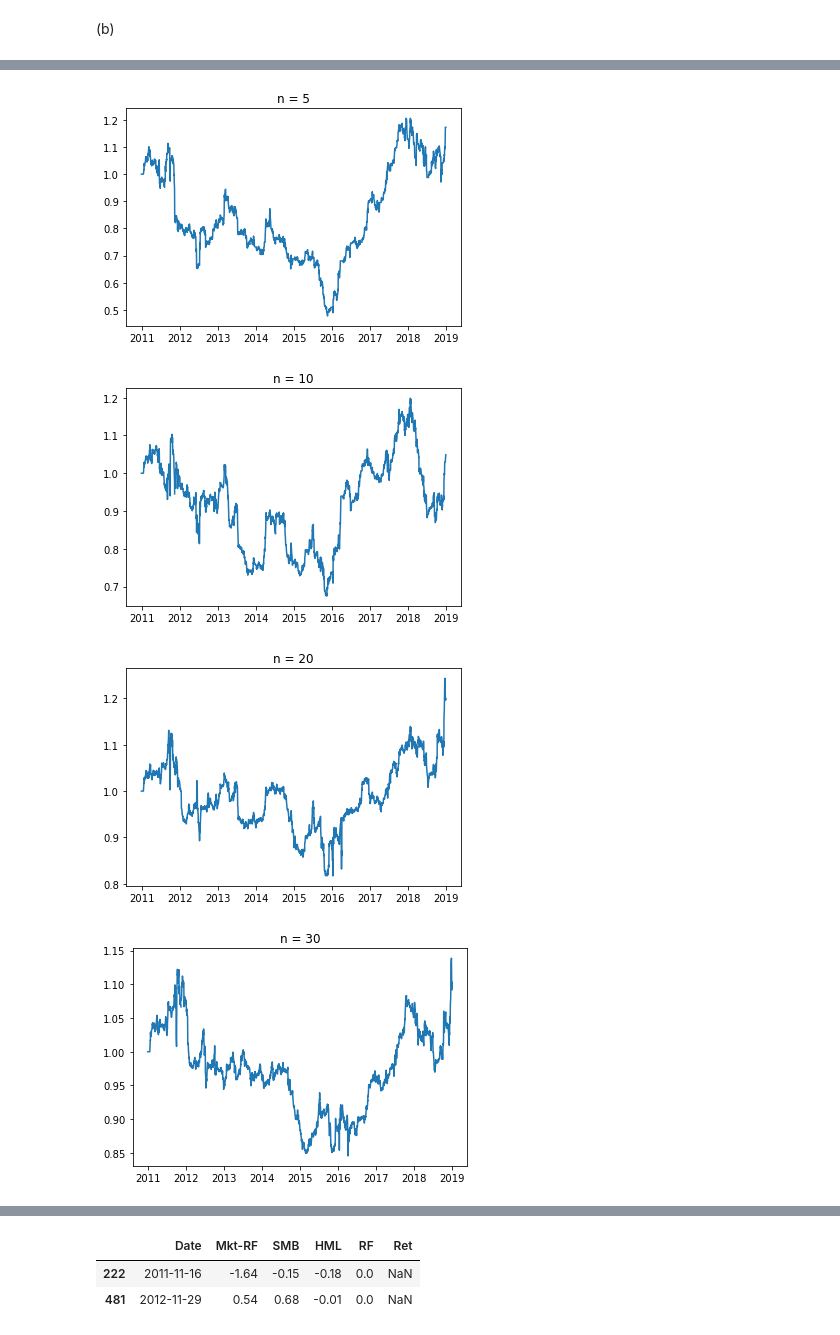
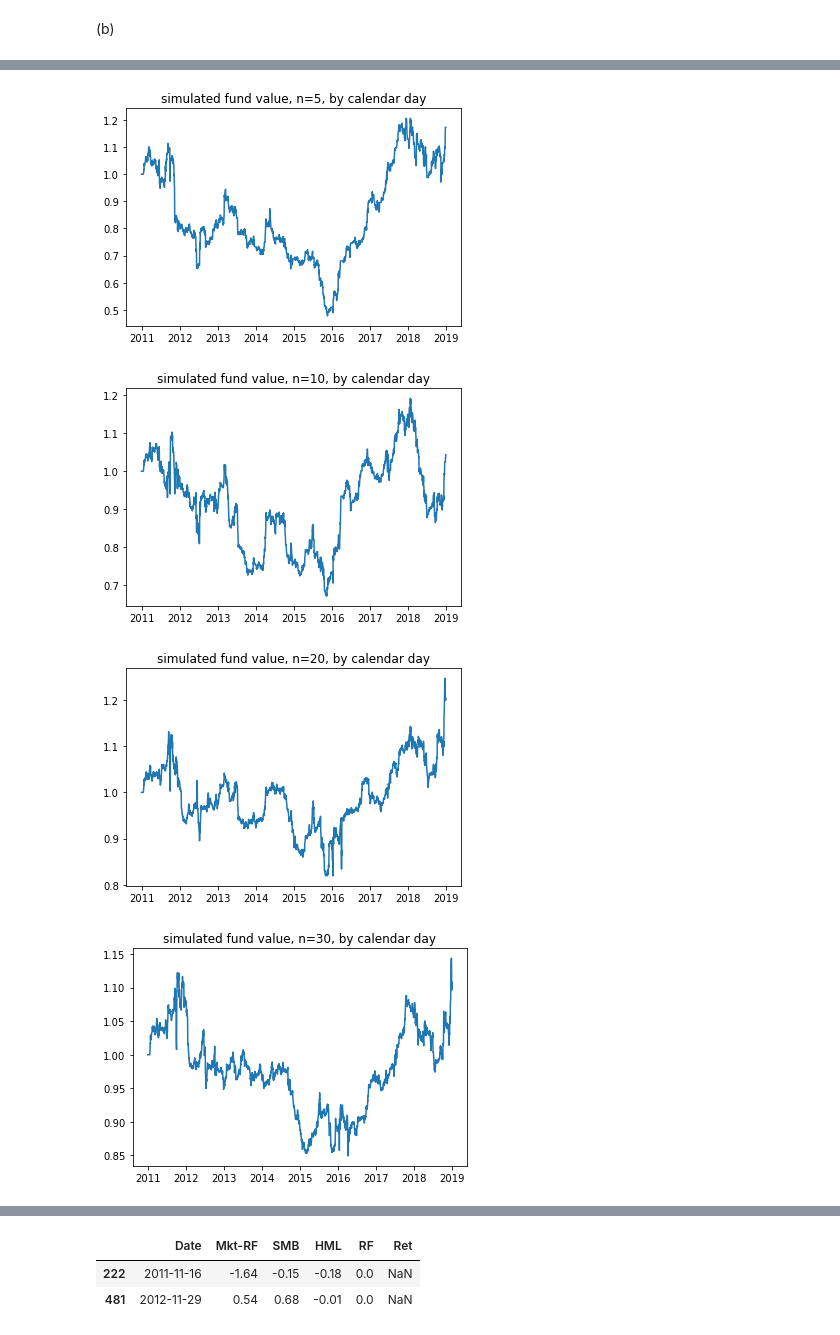
Before and after one commit to EconomistGrant/2021_Spring, a Jupyter notebook: 15.457 Analytics/ass/ass4/Q3.ipynb, the cells around one changed output, grey strips where cells are left out. Saved outputs shown, nothing was run; the diff lists cells and outputs as text; code cells hidden in the pictures.

```diff
--- a/15.457 Analytics/ass/ass4/Q3.ipynb
+++ b/15.457 Analytics/ass/ass4/Q3.ipynb
@@ -176,6 +176,7 @@ def backtest(n):
 
         data = PEAD[PEAD['PERMNO'] == permno]
         data = data.reset_index(drop = True)
+        data = data.fillna(0)
         new_idx = data[data['DATE'] == event_date].index[0]
 
         pos_close_date = event_date + pd.to_timedelta(str(n) + ' days')
@@ -194,6 +195,7 @@ def backtest(n):
         event_date = PEAD['DATE'][idx] #date after the announcement
 
         data = PEAD[PEAD['PERMNO'] == permno]
+        data = data.fillna(0)
         data = data.reset_index(drop = True)
         new_idx = data[data['DATE'] == event_date].index[0]
         if data['ann'][new_idx] != 1: raise RuntimeError('MOTHERFUCKER')
@@ -404,24 +467,24 @@ value_30_by_trading_day = ret_30.cumprod()
 # %%
 plt.plot(value_5)
-plt.title("n = 5")
+plt.title("simulated fund value, n=5, by calendar day")
 plt.show()
 
 
 plt.plot(value_10)
-plt.title("n = 10")
+plt.title("simulated fund value, n=10, by calendar day")
 plt.show()
 
 
 plt.plot(value_20)
-plt.title("n = 20")
+plt.title("simulated fund value, n=20, by calendar day")
 plt.show()
 
 
 plt.plot(value_30)
-plt.title("n = 30")
+plt.title("simulated fund value, n=30, by calendar day")
 plt.show()
 # %% [output]
-[figure, old version]
+[figure, new version]
-[figure, old version]
+[figure, new version]
-[figure, old version]
+[figure, new version]
-[figure, old version]
+[figure, new version]
```
Also changed, not shown: parts of 12 cells of this notebook, 54 other files.
